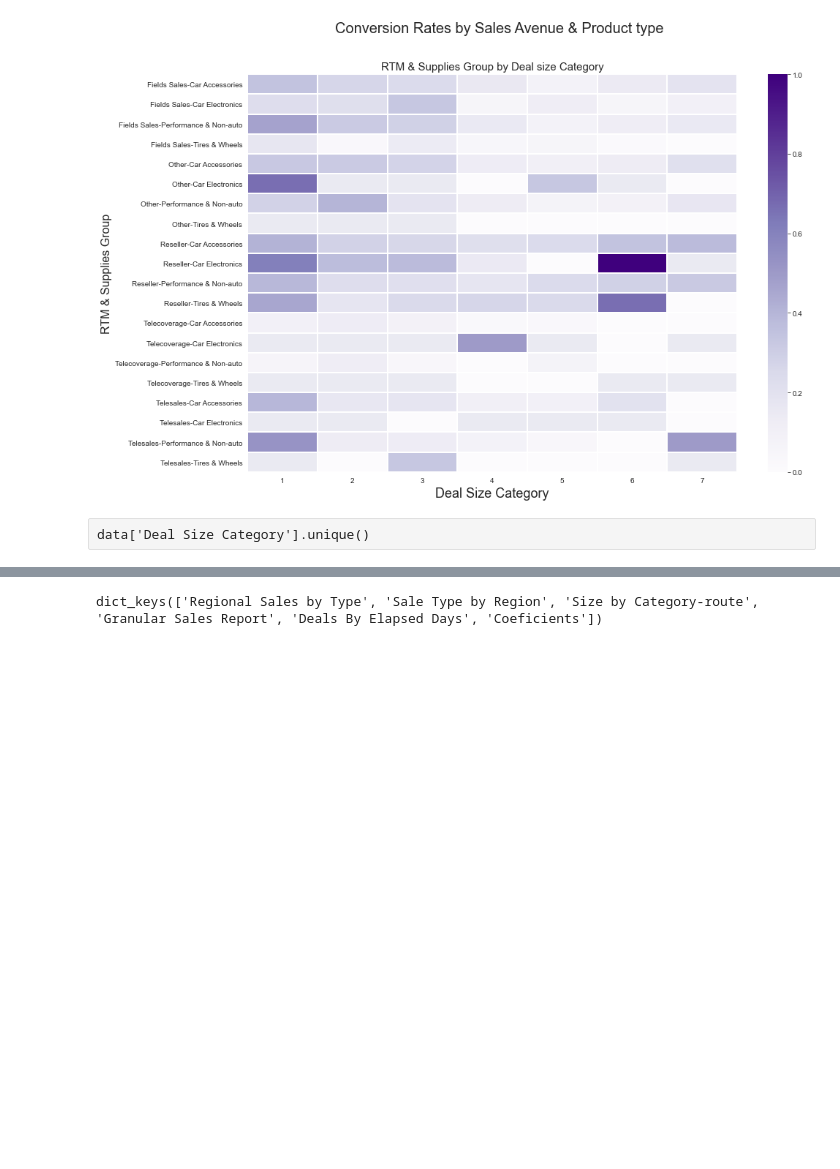
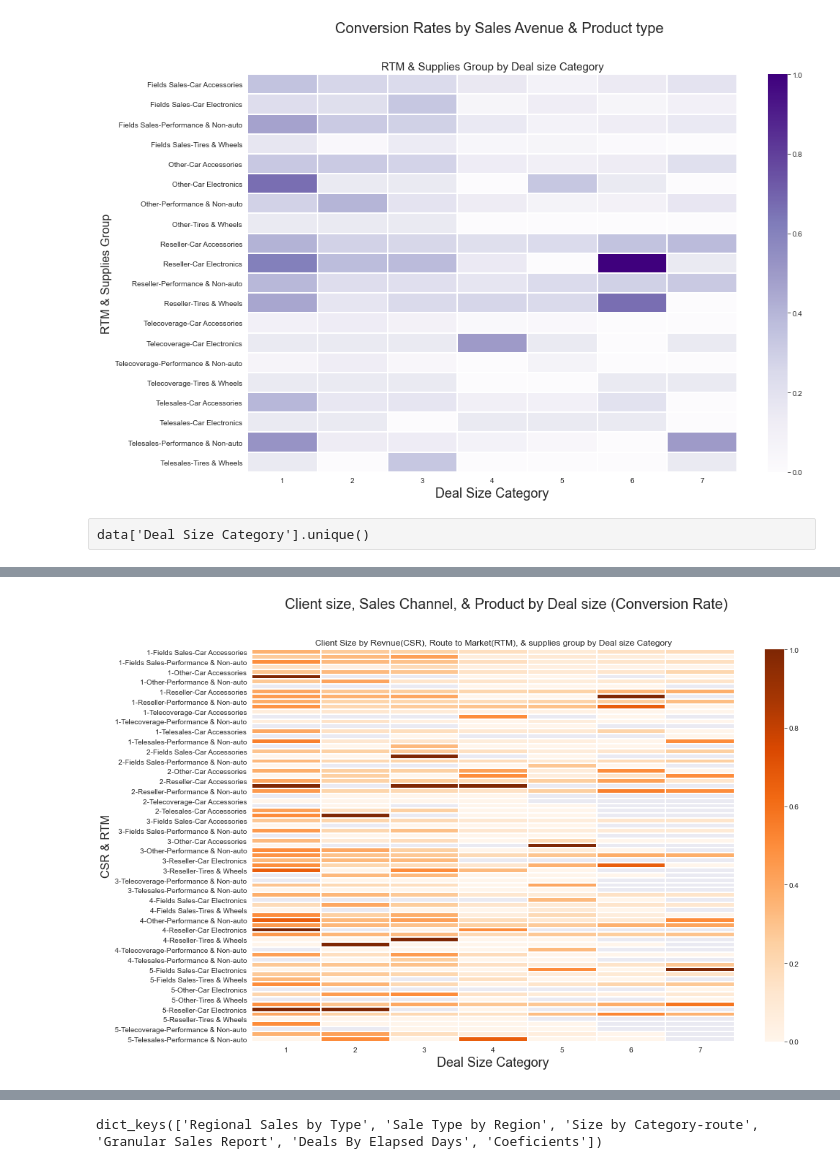
Before and after one commit to OliverAHernandez/IBM-Sales-Analysis, a Jupyter notebook: code/EDA.ipynb, the cells around one changed output, grey strips where cells are left out. Saved outputs shown, nothing was run; the diff lists cells and outputs as text; code cells hidden in the pictures; blank space fills up the shorter version.

```diff
--- a/code/EDA.ipynb
+++ b/code/EDA.ipynb
@@ -428,3 +428,18 @@ fig.savefig('../pictures/CSR & RTM by Deal size Category - (Conversion Rate).jpg
+# %%
+fig = plt.figure(figsize=(15,10)) # Define the figure size
+pivot_table = data.pivot_table(values='y_hat',index=['Client Size By Revenue',
+                                                     'Route To Market',
+                                                    'Supplies Group']
+                               ,columns='Deal Size Category')
+sns.heatmap(pivot_table,cmap='Oranges',linecolor='white',linewidths=1);
+
+plt.title("Client Size by Revnue(CSR), Route to Market(RTM), & supplies group by Deal size Category");
+fig.suptitle("Client size, Sales Channel, & Product by Deal size (Conversion Rate)                   ", fontsize=20)
+plt.xlabel('Deal Size Category', fontsize=18)
+plt.ylabel('CSR & RTM', fontsize=16)
+fig.savefig('../pictures/CSR, RTM, Product by Deal size - (Conversion Rate).jpg')
+# %% [output]
+[figure, added]
 # %%
 fig = plt.figure(figsize=(20,10)) # Define the figure size
 pivot_table = data.pivot_table(values='y_hat',index=['Route To Market']
```
Also changed, not shown: parts of 6 cells of this notebook, 8 other files.
